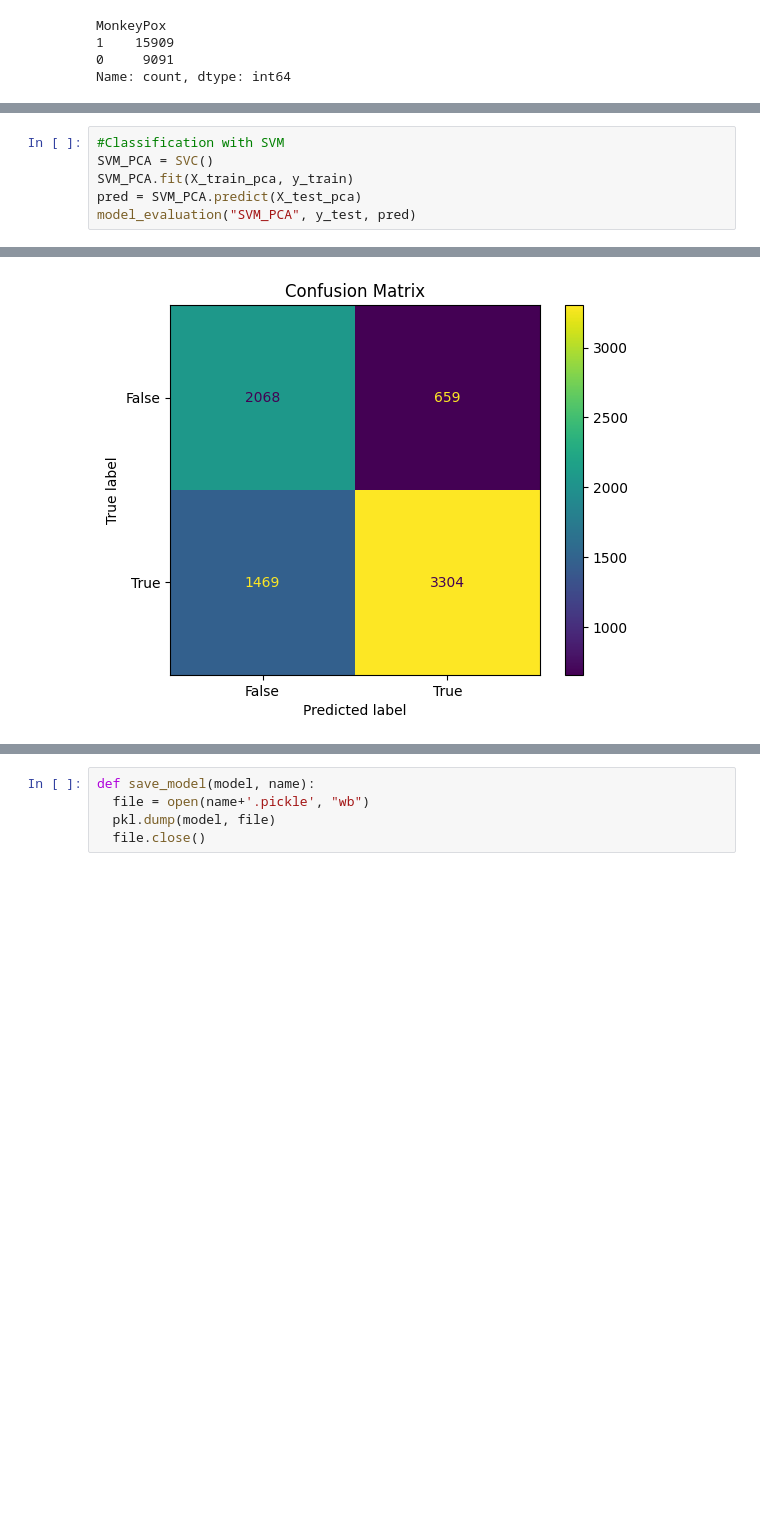
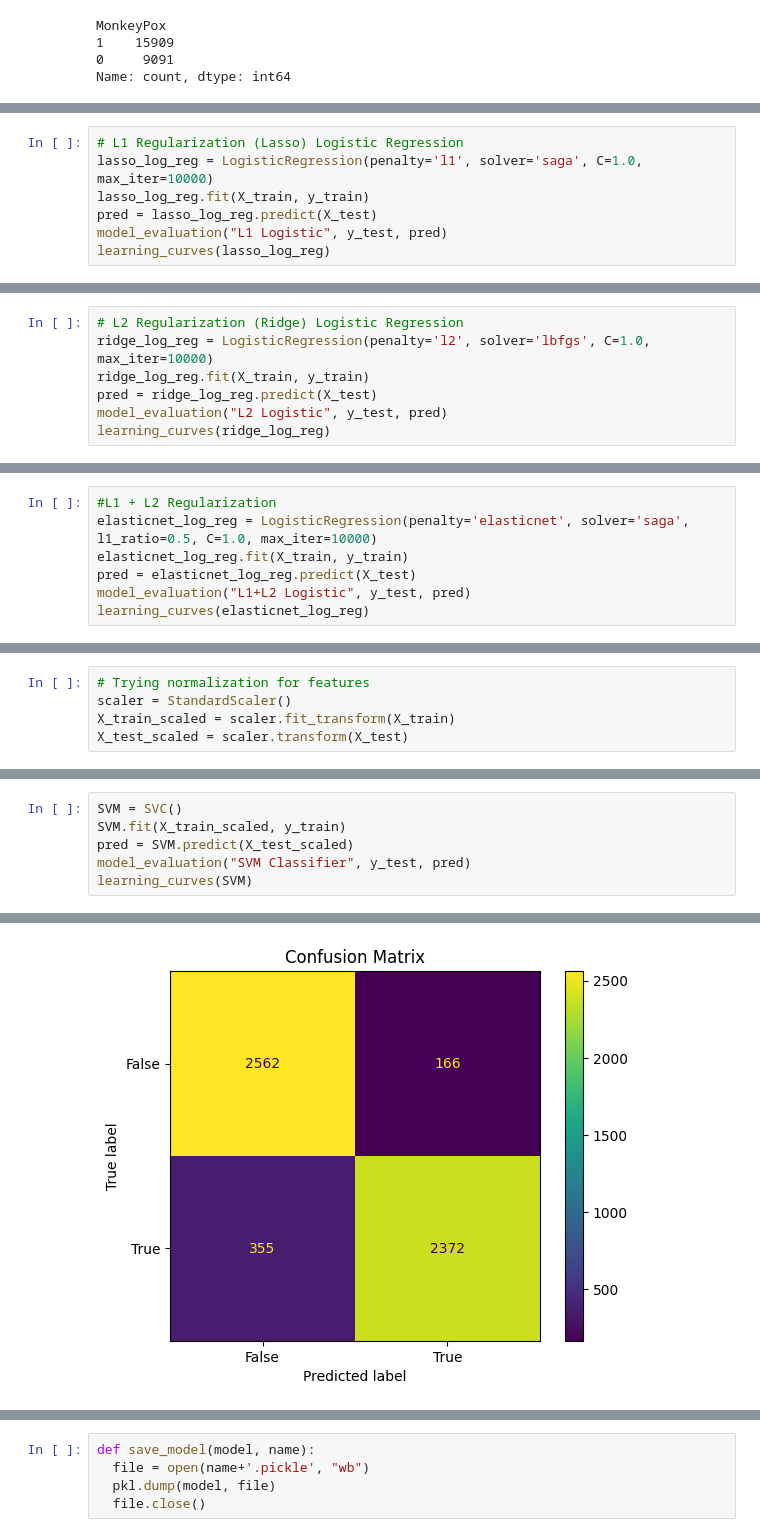
Before and after one commit to wilbertyg/monkey-pox-prediction, a Jupyter notebook: MonkeyPoxPrediction.ipynb, the cells around one changed output, grey strips where cells are left out. Saved outputs shown, nothing was run; the diff lists cells and outputs as text; blank space fills up the shorter version.

```diff
--- a/MonkeyPoxPrediction.ipynb
+++ b/MonkeyPoxPrediction.ipynb
@@ -197,0 +445,7 @@ X_test_pca = pca.transform(X_test)
+# %%
+# L1 Regularization (Lasso) Logistic Regression
+lasso_log_reg = LogisticRegression(penalty='l1', solver='saga', C=1.0, max_iter=10000)
+lasso_log_reg.fit(X_train, y_train)
+pred = lasso_log_reg.predict(X_test)
+model_evaluation("L1 Logistic", y_test, pred)
+learning_curves(lasso_log_reg)
@@ -197,0 +460,7 @@ X_test_pca = pca.transform(X_test)
+# %%
+# L2 Regularization (Ridge) Logistic Regression
+ridge_log_reg = LogisticRegression(penalty='l2', solver='lbfgs', C=1.0, max_iter=10000)
+ridge_log_reg.fit(X_train, y_train)
+pred = ridge_log_reg.predict(X_test)
+model_evaluation("L2 Logistic", y_test, pred)
+learning_curves(ridge_log_reg)
@@ -197,0 +475,7 @@ X_test_pca = pca.transform(X_test)
+# %%
+#L1 + L2 Regularization
+elasticnet_log_reg = LogisticRegression(penalty='elasticnet', solver='saga', l1_ratio=0.5, C=1.0, max_iter=10000)
+elasticnet_log_reg.fit(X_train, y_train)
+pred = elasticnet_log_reg.predict(X_test)
+model_evaluation("L1+L2 Logistic", y_test, pred)
+learning_curves(elasticnet_log_reg)
@@ -197,0 +584,5 @@ X_test_pca = pca.transform(X_test)
+# %%
+# Trying normalization for features
+scaler = StandardScaler()
+X_train_scaled = scaler.fit_transform(X_train)
+X_test_scaled = scaler.transform(X_test)
@@ -198,7 +605,7 @@ X_test_pca = pca.transform(X_test)
 # %%
-#Classification with SVM
-SVM_PCA = SVC()
-SVM_PCA.fit(X_train_pca, y_train)
-pred = SVM_PCA.predict(X_test_pca)
-model_evaluation("SVM_PCA", y_test, pred)
+SVM = SVC()
+SVM.fit(X_train_scaled, y_train)
+pred = SVM.predict(X_test_scaled)
+model_evaluation("SVM Classifier", y_test, pred)
+learning_curves(SVM)
 # %% [output]
@@ -210 +617 @@ f1_score: 0.7564102564102565
-[figure, old version]
+[figure, new version]
```
Also changed, not shown: parts of 56 cells of this notebook, 9 other files.
